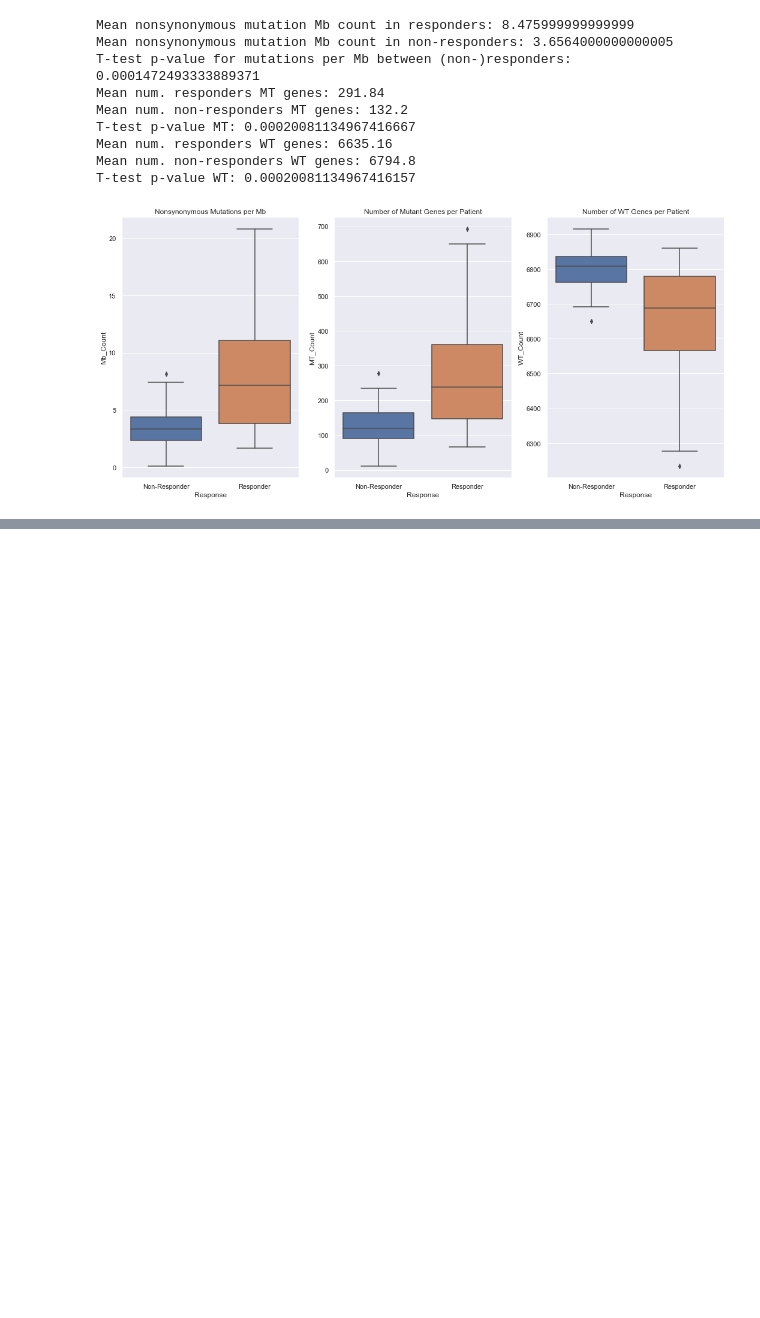
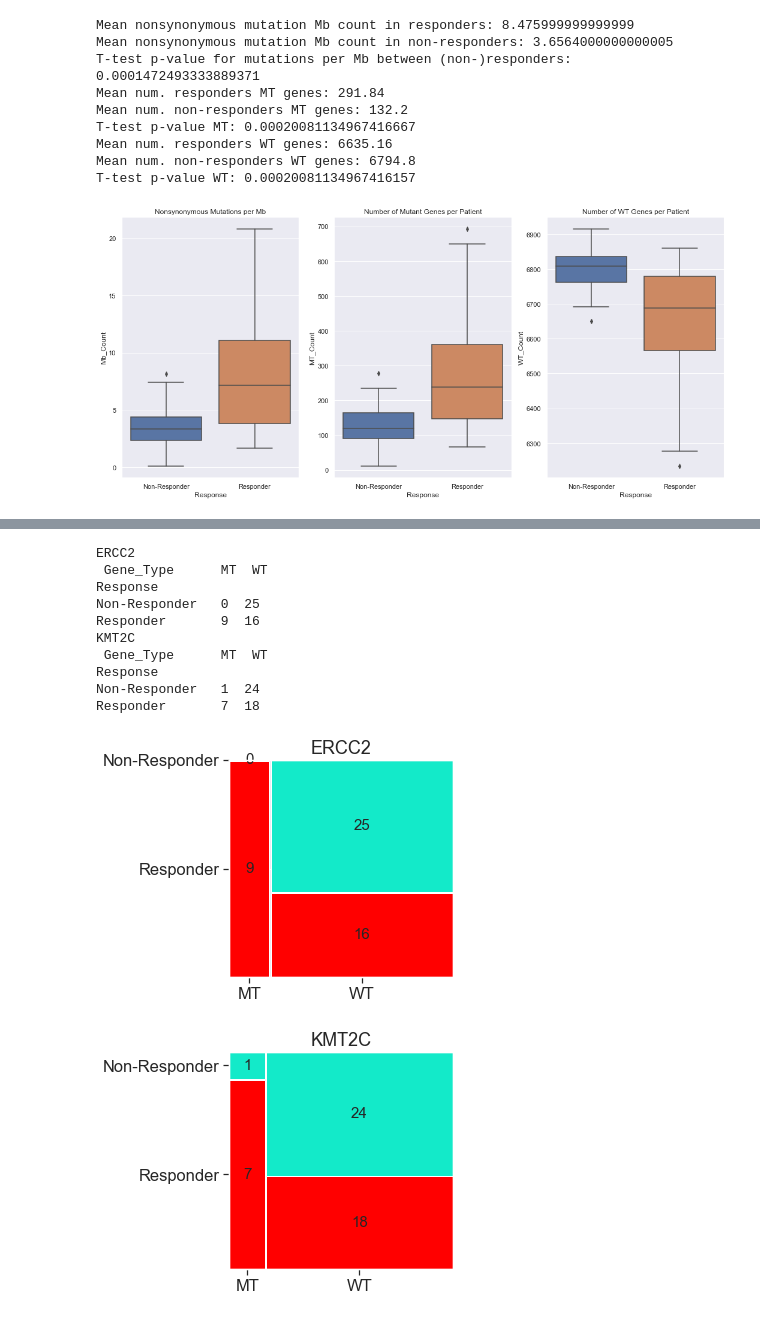
Before and after one commit to jakecharris/dana_farber-assignment, a Jupyter notebook: code-notebook.ipynb, the cells around one changed output, grey strips where cells are left out. Cells and saved outputs as stored; diff of their text form; code cells hidden in the pictures; blank space fills up the shorter version.

```diff
--- a/code-notebook.ipynb
+++ b/code-notebook.ipynb
@@ -409,0 +350,43 @@ gene_enrichment_table[gene_enrichment_table['Gene']=='CEP350']
+# %%
+# create mosaic table of significant gene_type/response counts to visualize contingency tables
+from statsmodels.graphics.mosaicplot import mosaic
+
+def gene_mosaic_plot(gene, print_table=None):
+
+    # gene/response crosstable
+    cr_table = pd.crosstab(melt_df[melt_df['Hugo_Symbol']==gene]['Response'], melt_df[melt_df['Hugo_Symbol']==gene]['Gene_Type'], \
+        values=melt_df[melt_df['Hugo_Symbol']==gene]['Count'], aggfunc='sum')
+    if print_table==True:
+        print(gene, '\n', cr_table)
+
+    # plot visual properties
+    props = {}
+    props[('MT','Responder')] = {'facecolor':'red', 'edgecolor':'white'}
+    props[('WT','Responder')] = {'facecolor':'red', 'edgecolor':'white'}
+    props[('MT','Non-Responder')] = {'facecolor':'xkcd:aqua','edgecolor':'white'}
+    props[('WT','Non-Responder')] = {'facecolor':'xkcd:aqua','edgecolor':'white'}
+    data = {('MT','Responder'): cr_table['MT']['Responder'], ('WT','Responder'): cr_table['WT']['Responder'], \
+            ('MT','Non-Responder'): cr_table['MT']['Non-Responder'], ('WT','Non-Responder'): cr_table['WT']['Non-Responder']}
+    labelizer = lambda x: data[x]
+
+    # mosaic plot
+    plt.rcParams['figure.figsize']=(4,4)
+    mosaic(data, labelizer=labelizer, properties=props, title=gene)
+    # return gene_fig
+# %%
+# Mosaic plots of crosstable of significant genes from Fisher's test
+gene_mosaic_plot('ERCC2', True)
+gene_mosaic_plot('KMT2C', True)
+# %% [output]
+ERCC2
+ Gene_Type      MT  WT
+Response
+Non-Responder   0  25
+Responder       9  16
+KMT2C
+ Gene_Type      MT  WT
+Response
+Non-Responder   1  24
+Responder       7  18
+[figure, added]
+[figure, added]
```
Also changed, not shown: parts of 24 cells of this notebook.
